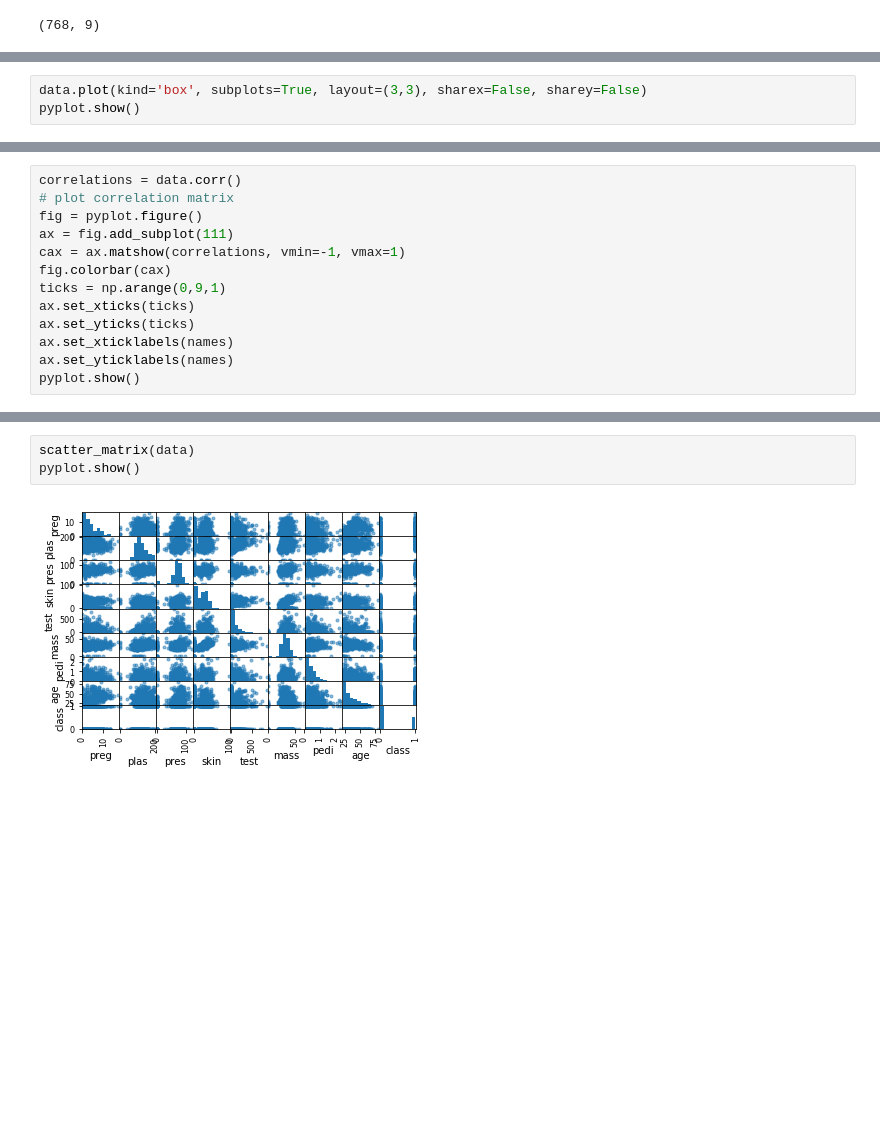
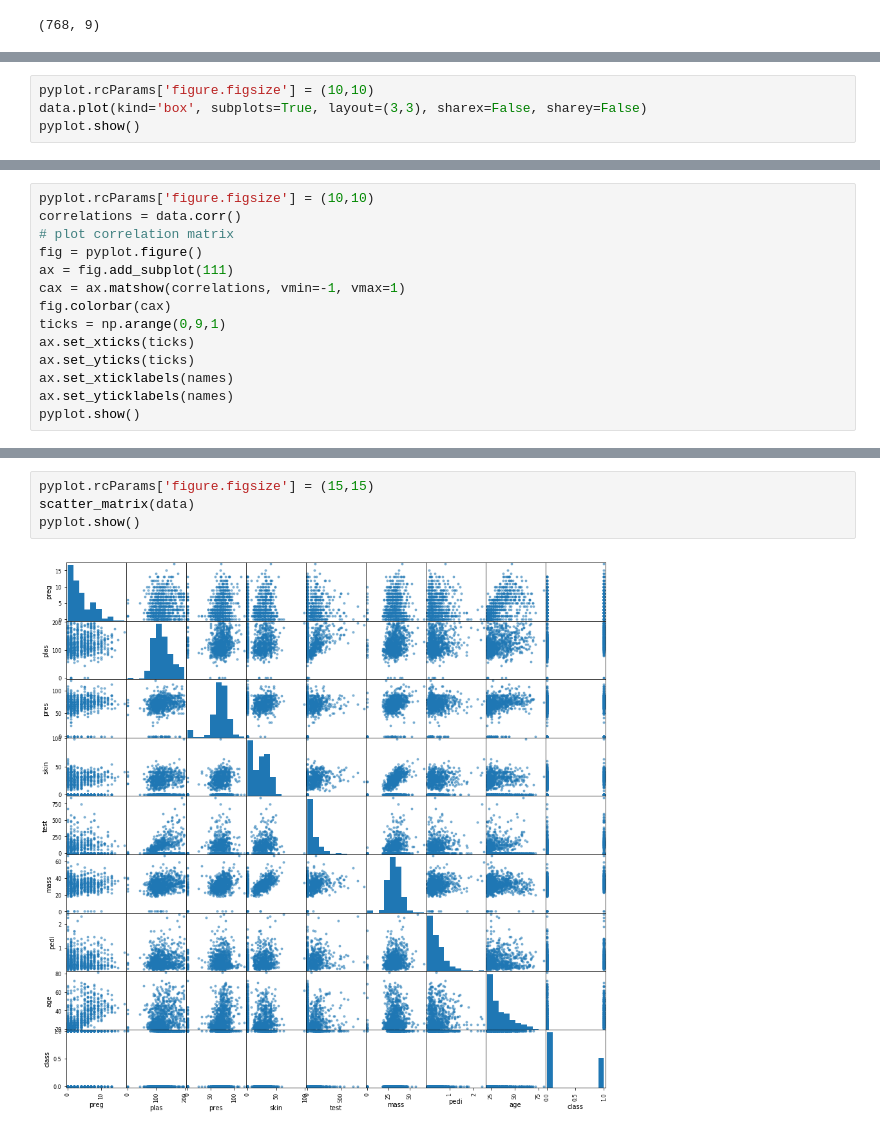
Before and after one commit to NiranjanAgaram/Pima-Indians-Dataset, a Jupyter notebook: Understing Data by Visualisation.ipynb, the cells around one changed output, grey strips where cells are left out. Cells and saved outputs as stored; diff of their text form; blank space fills up the shorter version.

```diff
--- a/Understing Data by Visualisation.ipynb
+++ b/Understing Data by Visualisation.ipynb
@@ -23,4 +25,5 @@ pyplot.show()
 # %%
+pyplot.rcParams['figure.figsize'] = (10,10)
 data.plot(kind='box', subplots=True, layout=(3,3), sharex=False, sharey=False)
 pyplot.show()
 # %% [output]
@@ -28,4 +31,5 @@ pyplot.show()
 # %%
+pyplot.rcParams['figure.figsize'] = (10,10)
 correlations = data.corr()
 # plot correlation matrix
 fig = pyplot.figure()
@@ -45,5 +47,6 @@ pyplot.show()
-# %%
-scatter_matrix(data)
-pyplot.show()
-# %% [output]
-[figure, removed]
+# %%
+pyplot.rcParams['figure.figsize'] = (15,15)
+scatter_matrix(data)
+pyplot.show()
+# %% [output]
+[figure, added]
```
Also changed, not shown: parts of 5 cells of this notebook.
